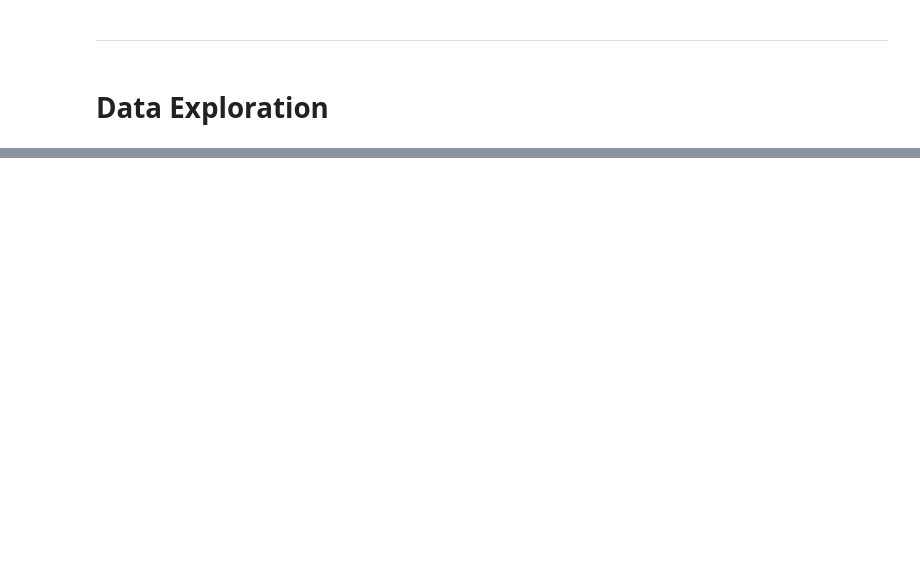
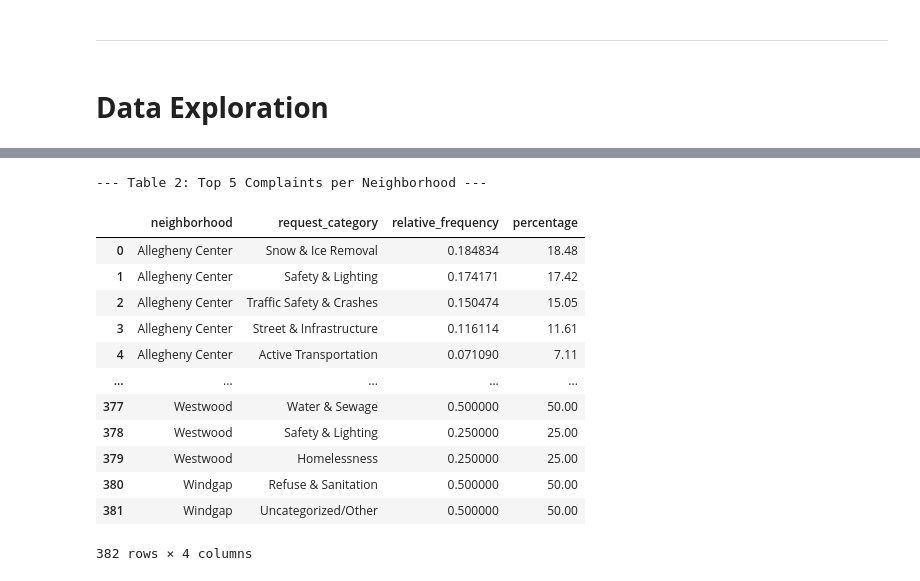
Before and after one commit to npisar/SI313-homework, a Jupyter notebook: final project/pisarczyk_final-project_progress-report_si313.ipynb, the cells around one changed output, grey strips where cells are left out. Saved outputs shown, nothing was run; the diff lists cells and outputs as text; code cells hidden in the pictures; blank space fills up the shorter version.

```diff
--- a/final project/pisarczyk_final-project_progress-report_si313.ipynb
+++ b/final project/pisarczyk_final-project_progress-report_si313.ipynb
@@ -350,0 +535,35 @@ for k, v in neighborhood_info_map.items():
+# %%
+# top 5 complaints / relative frequencies for every neighborhood
+neighborhood_counts = (
+    df_explore.groupby('neighborhood')['request_category']
+    .value_counts(normalize=True)
+    .reset_index(name='relative_frequency')
+)
+
+# converted to percentage for readability
+neighborhood_counts['percentage'] = (neighborhood_counts['relative_frequency'] * 100).round(2)
+
+# select top 5 for each neighborhood
+top_5_by_neighborhood = (
+    neighborhood_counts.groupby('neighborhood')
+    .head(5)
+    .reset_index(drop=True)
+)
+
+print(f"--- Table 2: Top 5 Complaints per Neighborhood ---")
+top_5_by_neighborhood
+# %% [output]
+--- Table 2: Top 5 Complaints per Neighborhood ---
+|  | neighborhood | request_category | relative_frequency | percentage |
+| 0 | Allegheny Center | Snow & Ice Removal | 0.184834 | 18.48 |
+| 1 | Allegheny Center | Safety & Lighting | 0.174171 | 17.42 |
+| 2 | Allegheny Center | Traffic Safety & Crashes | 0.150474 | 15.05 |
+| 3 | Allegheny Center | Street & Infrastructure | 0.116114 | 11.61 |
+| 4 | Allegheny Center | Active Transportation | 0.071090 | 7.11 |
+| ... | ... | ... | ... | ... |
+| 377 | Westwood | Water & Sewage | 0.500000 | 50.00 |
+| 378 | Westwood | Safety & Lighting | 0.250000 | 25.00 |
+| 379 | Westwood | Homelessness | 0.250000 | 25.00 |
+| 380 | Windgap | Refuse & Sanitation | 0.500000 | 50.00 |
+| 381 | Windgap | Uncategorized/Other | 0.500000 | 50.00 |
+382 rows × 4 columns
```
Also changed, not shown: parts of 12 cells of this notebook, 2 other files.
